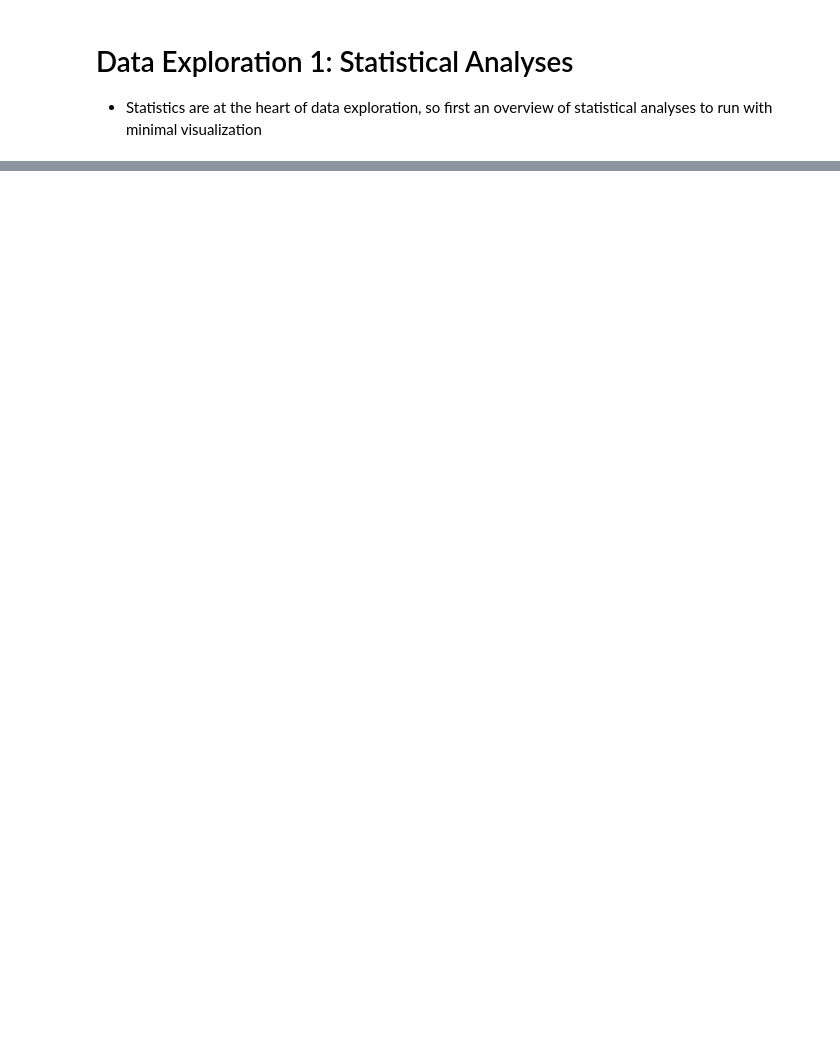
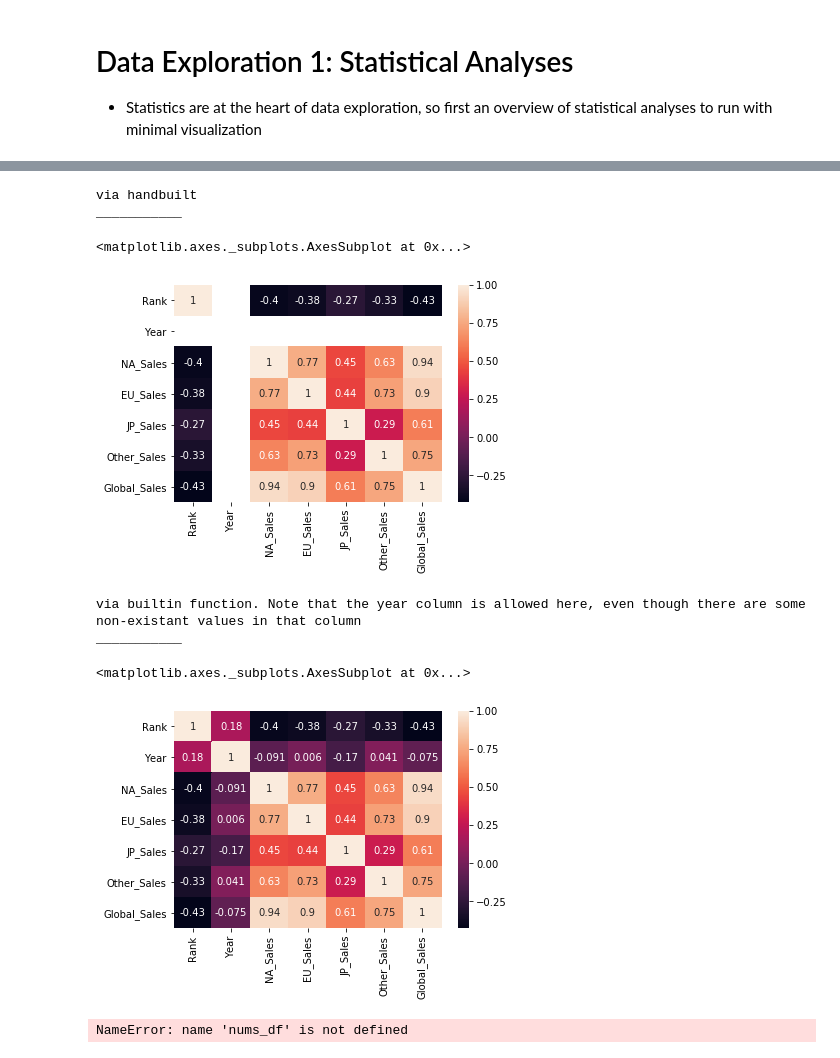
Before and after one commit to AaDalal/senior_sem_ai, a Jupyter notebook: dataExploration1_statistical.ipynb, the cells around one changed output, grey strips where cells are left out. Cells and saved outputs as stored; diff of their text form; code cells hidden in the pictures; blank space fills up the shorter version.

```diff
--- a/dataExploration1_statistical.ipynb
+++ b/dataExploration1_statistical.ipynb
@@ -20,0 +263,71 @@ strikes_df.describe()
+# %%
+# imports
+import math
+
+# Handbuilt
+print('via handbuilt\n___________')
+
+corr_matrix = pd.DataFrame(columns = nums_df.columns, index = nums_df.columns, dtype = 'float64')
+
+for col1 in nums_df.columns:
+    for col2 in nums_df.columns:
+        mu_col1 = nums_df[col1].mean()
+        mu_col2 = nums_df[col2].mean()
+
+        sig_col1 = nums_df[col1].std()
+        sig_col2 = nums_df[col2].std()
+
+        a = vg_df[col1] - mu_col1
+        b = vg_df[col2] - mu_col2
+
+        corr_matrix.at[col1,col2] = (sum(a*b)/(16598-1))/(sig_col1*sig_col2)
+
+sns.heatmap(corr_matrix, annot = True)
+plt.show()
+
+# Builtin (from pandas)
+print('\nvia builtin function. Note that the year column is allowed here, even though there are some non-existant values in that column\n___________')
+
+sns.heatmap(vg_df.corr(), annot = True)
+plt.show()
+# %% [output]
+via handbuilt
+___________
+<matplotlib.axes._subplots.AxesSubplot at 0x...>
+[figure, added]
+via builtin function. Note that the year column is allowed here, even though there are some non-existant values in that column
+___________
+<matplotlib.axes._subplots.AxesSubplot at 0x...>
+[figure, added]
+# %%
+
+
+
+# Note: rank is excluded from the pairplot because it is superceded by global sales.
+
+nums_ex_rank_df = nums_df[1:]
+
+# Pair plot
+
+print('Pair plot\n__________')
+
+#sns.pairplot(nums_ex_rank_df)
+#plt.show()
+
+# Simple scatter plots (also called a joint plot)
+
+print('\nJoint plot\n__________')
+
+for col1 in nums_ex_rank_df.columns:
+    for col2 in nums_ex_rank_df.columns:
+        sns.jointplot(x = col1, y = col2, data=nums_ex_rank_df)
+plt.show()
+
+# Hexagonal binning (combine all values that fall into each hexagon to form a more geometric representation)
+
+for col1 in nums_ex_rank_df.columns:
+    for col2 in nums_ex_rank_df.columns:
+        sns.jointplot(x = col1, y = col2, data=nums_ex_rank_df, kind="hex", color="k")
+plt.show()
+# %% [output]
+NameError: name 'nums_df' is not defined
```
Also changed, not shown: parts of 13 cells of this notebook, 1 other file.
